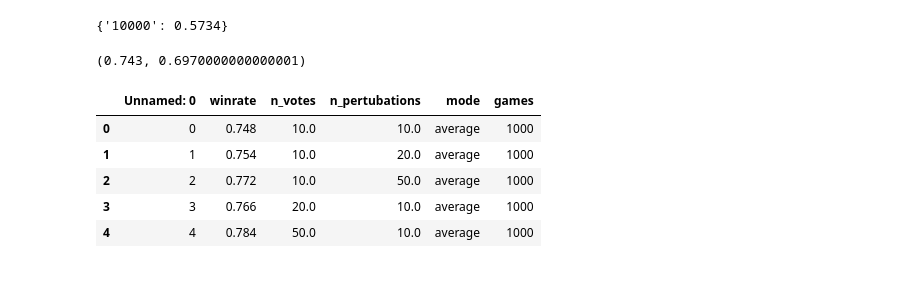
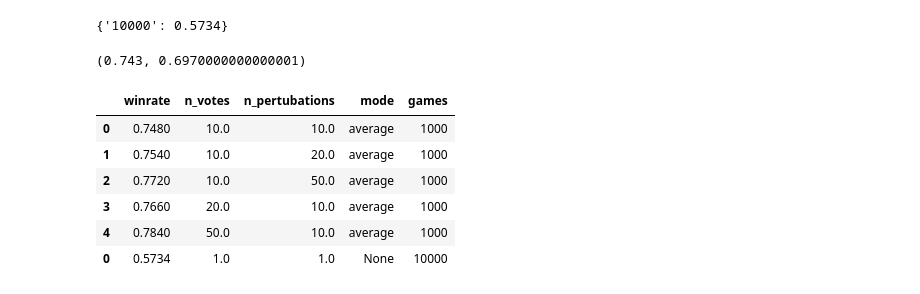
Before and after one commit to MockaWolke/DEEP_SUDOKU, a Jupyter notebook: analysis/reinforcement_learning/viz_rl_performance.ipynb, the cells around one changed output. Drawn from its saved outputs; the diff is of its cells as text; code cells hidden in the pictures.

```diff
--- a/analysis/reinforcement_learning/viz_rl_performance.ipynb
+++ b/analysis/reinforcement_learning/viz_rl_performance.ipynb
@@ -37,12 +41,14 @@ ensemble_average.loc[27],ensemble_majority.loc[27]
 # %% [output]
 (0.743, 0.6970000000000001)
 # %%
-ensembles = pd.read_csv("stats/ensemble_average_1000_games.csv")
+ensembles = pd.read_csv("stats/ensemble_average_1000_games.csv", index_col= 0)
+ensembles = pd.concat((pd.DataFrame([[0.5734, 1, 1 , None, 10000]], columns= ensembles.columns),ensembles, ))
 ensembles
 # %% [output]
-|  | Unnamed: 0 | winrate | n_votes | n_pertubations | mode | games |
-| 0 | 0 | 0.748 | 10.0 | 10.0 | average | 1000 |
-| 1 | 1 | 0.754 | 10.0 | 20.0 | average | 1000 |
-| 2 | 2 | 0.772 | 10.0 | 50.0 | average | 1000 |
-| 3 | 3 | 0.766 | 20.0 | 10.0 | average | 1000 |
-| 4 | 4 | 0.784 | 50.0 | 10.0 | average | 1000 |
+|  | winrate | n_votes | n_pertubations | mode | games |
+| 0 | 0.7480 | 10.0 | 10.0 | average | 1000 |
+| 1 | 0.7540 | 10.0 | 20.0 | average | 1000 |
+| 2 | 0.7720 | 10.0 | 50.0 | average | 1000 |
+| 3 | 0.7660 | 20.0 | 10.0 | average | 1000 |
+| 4 | 0.7840 | 50.0 | 10.0 | average | 1000 |
+| 0 | 0.5734 | 1.0 | 1.0 | None | 10000 |
```
Also changed, not shown: parts of 1 cell of this notebook, 24 other files.
